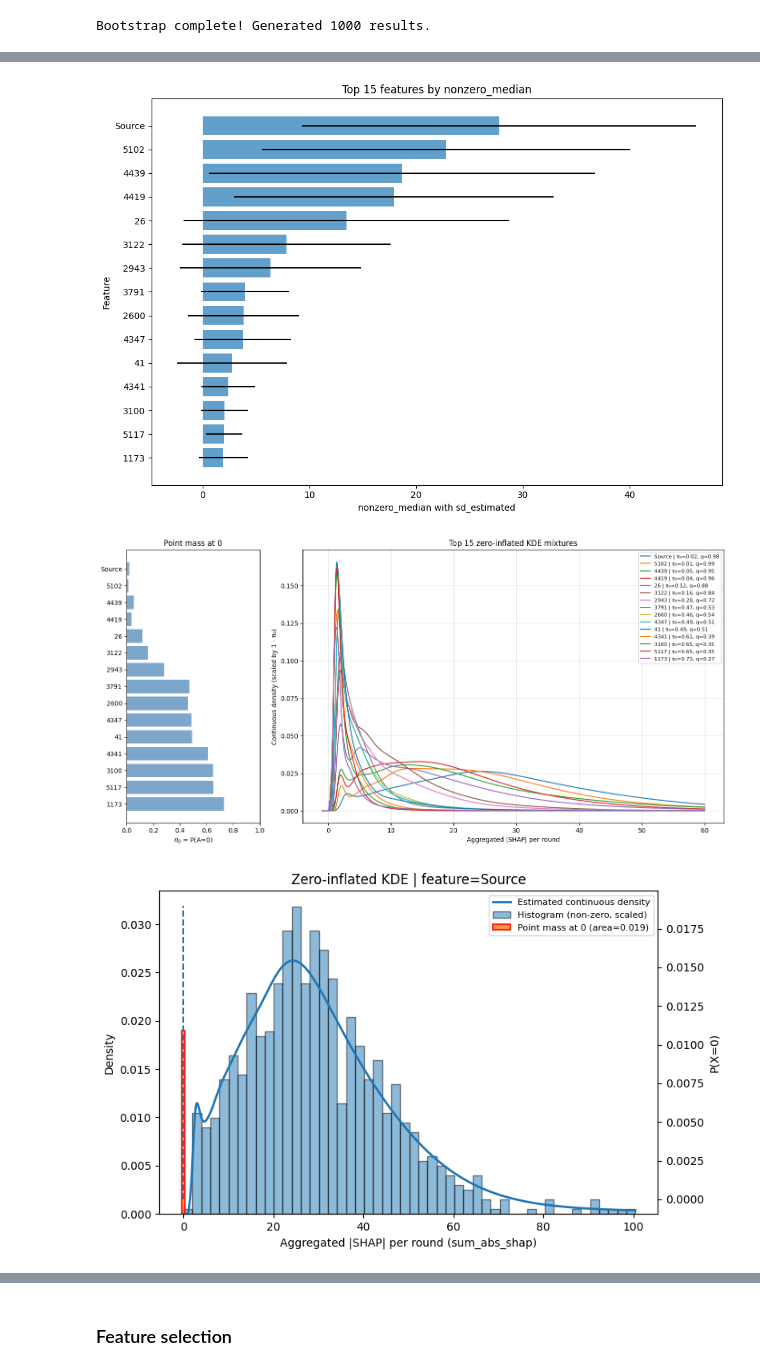
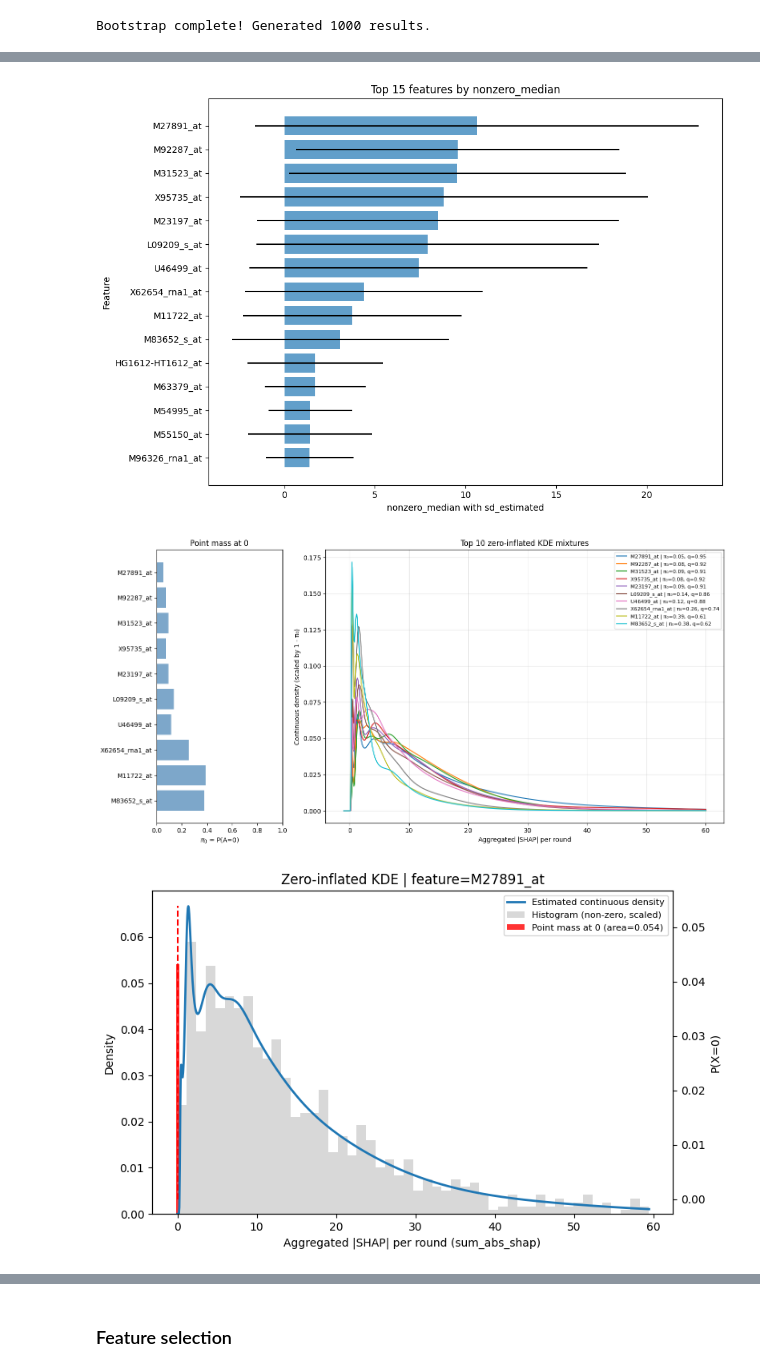
Before and after one commit to Lanxin-Xiang/RobustSHAP, a Jupyter notebook: golub_kernel.ipynb, the cells around one changed output, grey strips where cells are left out. Cells and saved outputs as stored; diff of their text form; code cells hidden in the pictures.

```diff
--- a/golub_kernel.ipynb
+++ b/golub_kernel.ipynb
@@ -153,5 +153,7 @@ Name: count, dtype: int64
 X_gene_standardized = df[gene_cols].copy()
 scaler_genes = StandardScaler()
 X_gene_standardized[gene_cols] = scaler_genes.fit_transform(X_gene_standardized[gene_cols])
+# %%
+X = X_gene_standardized
 # %% [markdown]
 # Grouping
@@ -1685,9 +802,9 @@ binary_params = {
     'objective': 'binary:logistic', # for binary classification
     'seed':seed, # random seed
     'eval_metric': 'logloss',  # binary logloss
-    'eta': 0.5, # learning rate
-    'max_depth': 10,
-    'min_child_weight': 0.2,
+    'eta': 0.1, # learning rate
+    'max_depth': 6,
+    'min_child_weight': 1,
     'subsample': 0.8,
     'colsample_bytree': 0.6,
 }
@@ -1782,7 +914,7 @@ print("=" * 70)
 
 # Split once, then rank features on the training split only
 X_train, X_test, y_train, y_test = train_test_split(
-    X_grouped, y, test_size=0.2, random_state=123, stratify=y
+    X, y, test_size=0.2, random_state=123, stratify=y
 )
 
 print("Train/test split shapes:")
@@ -1850,7 +982,7 @@ shap_perf_table, shap_perf_fig = evaluate_top_features_performance(
     X_full_test=X_test,
     y_train=y_train,
     y_test=y_test,
-    percentages=[0.01, 0.05, 0.1, 0.5, 1, 10, 50, 100],
+    percentages=[0.01, 0.05, 0.1, 0.25, 0.5, 1, 10, 50],
     ranking_col="total_abs_shap",
     model_params=binary_params,
     log_x=True,
@@ -1895,7 +1027,7 @@ RESULTS TABLE (SHAP-based Feature Selection):
 
 ✓ SHAP-based feature selection analysis complete!
 # %%
-X_xgb = X_grouped[shap_feature_ranking['feature'].head(51)]
+X_xgb = X[shap_feature_ranking['feature'].head(31)]
 # %% [markdown]
 ### Bootstrap
 # %%
@@ -1976,25 +1092,25 @@ top_with_error = plot_top_feature_with_error(
     score_col="nonzero_median",
 )
 # %% [output]
-[figure, old version]
+[figure, new version]
 # %%
 lgb_top = plot_top_feature_density(
     xgb_feature_kde,
-    top_k=15,
+    top_k=10,
     score_col="nonzero_median",
     x_min = -1,
     log_x=True,
     x_max=60
 )
 # %% [output]
-[figure, old version]
+[figure, new version]
 # %%
 plot_feature_level_kde_with_hist_preagg(
     feature_level_df=xgb_feature_kde,
     boot_results=xgb_boot_results,
-    feature="Source",
+    feature="M27891_at",
     bins = 50
 )
 # %% [output]
-[figure, old version]
+[figure, new version]
 # %%
```
Also changed, not shown: parts of 70 cells of this notebook, 19 other files.
